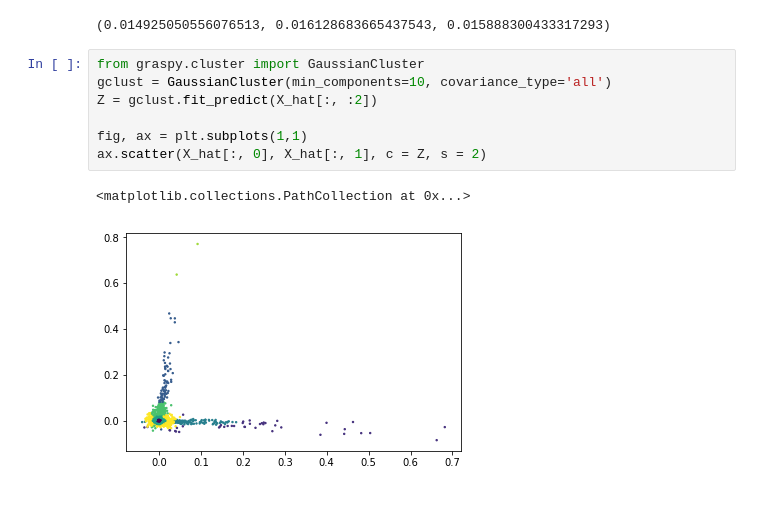
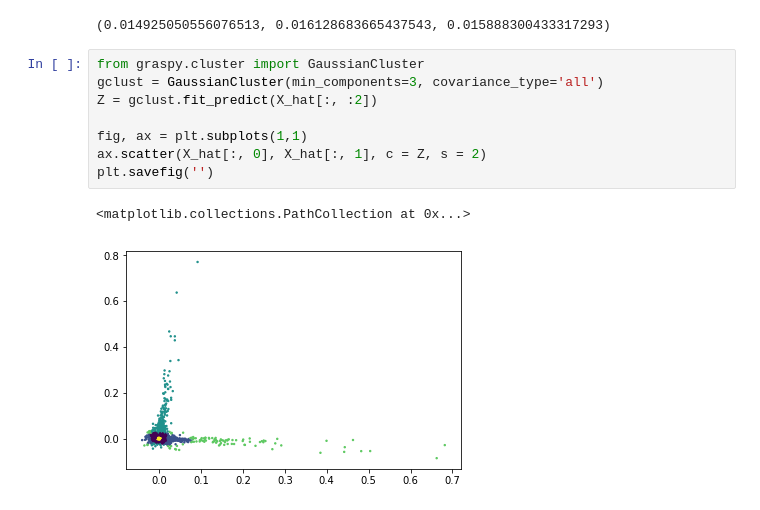
Before and after one commit to neurodata/hayden, a Jupyter notebook: NAS/NAS analysis.ipynb, the cells around one changed output. Drawn from its saved outputs; the diff is of its cells as text.

```diff
--- a/NAS/NAS analysis.ipynb
+++ b/NAS/NAS analysis.ipynb
@@ -153,14 +158,15 @@ p01, p02, p12
 (0.014925050556076513, 0.016128683665437543, 0.015888300433317293)
 # %%
 from graspy.cluster import GaussianCluster
-gclust = GaussianCluster(min_components=10, covariance_type='all')
+gclust = GaussianCluster(min_components=3, covariance_type='all')
 Z = gclust.fit_predict(X_hat[:, :2])
 
 fig, ax = plt.subplots(1,1)
 ax.scatter(X_hat[:, 0], X_hat[:, 1], c = Z, s = 2)
+plt.savefig('')
 # %% [output]
 <matplotlib.collections.PathCollection at 0x...>
-[figure, old version]
+[figure, new version]
 # %%
 unique_labels = np.unique(Z)
 K = len(unique_labels)
```
Also changed, not shown: parts of 6 cells of this notebook, 5 other files.
